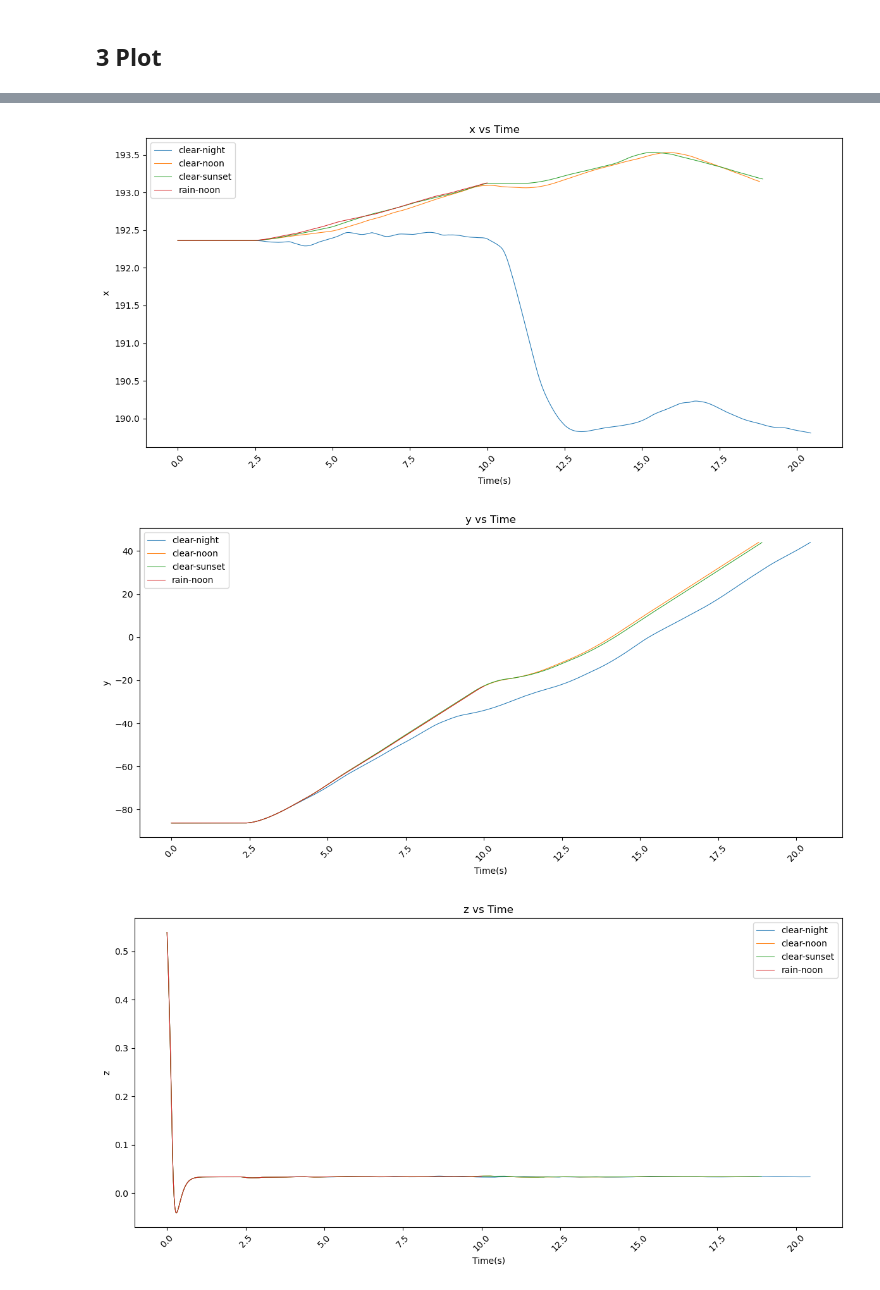
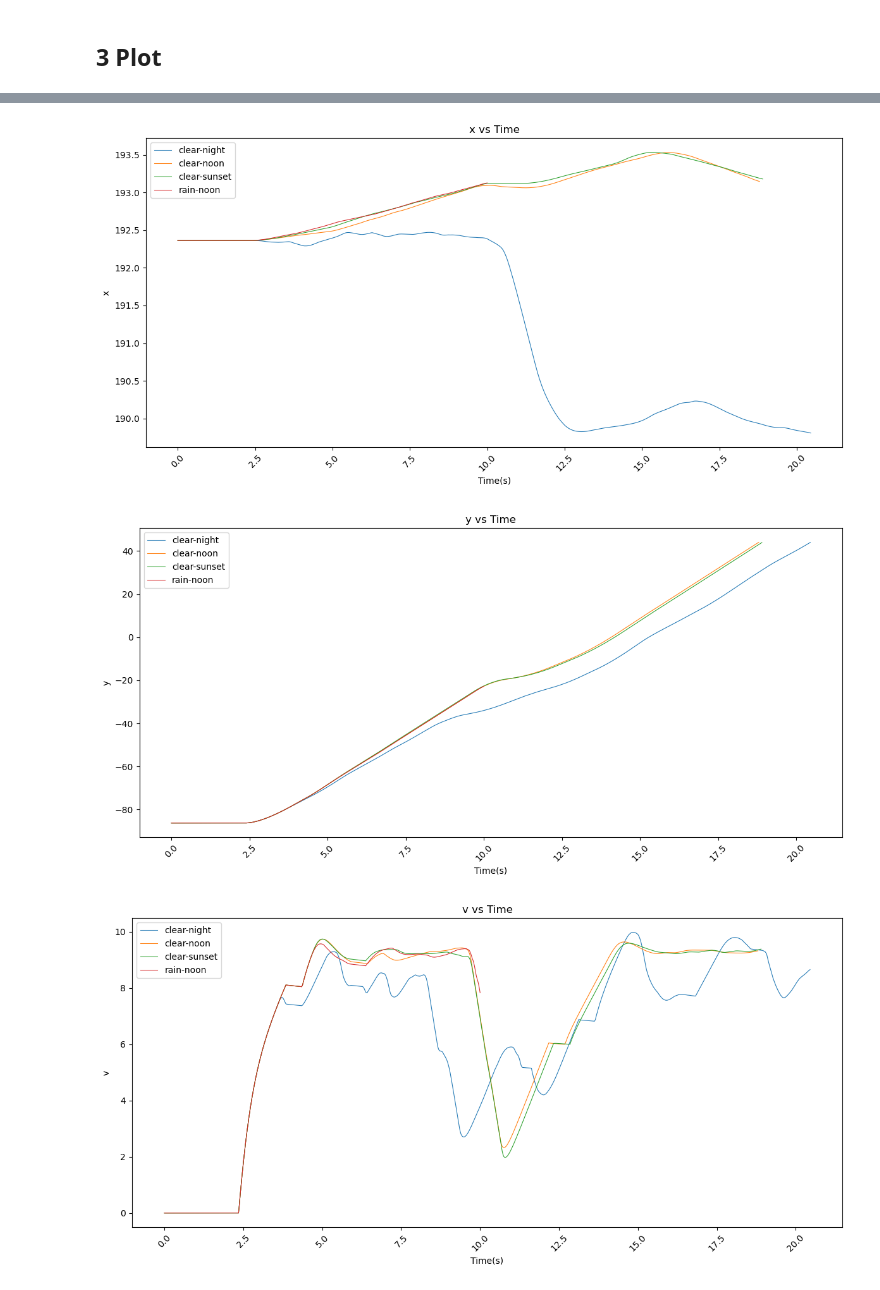
Before and after one commit to kvasu2/ece471mp1, a Jupyter notebook: project.ipynb, the cells around one changed output, grey strips where cells are left out. Drawn from its saved outputs; the diff is of its cells as text; code cells hidden in the pictures.

```diff
--- a/project.ipynb
+++ b/project.ipynb
@@ -110,28 +110,28 @@ In [0.62,0.342] the first number is the mean and the standard deviation
 # %%
 import matplotlib.pyplot as plt
 
-items_to_plot = [("ctl","throttle"), ("ctl","steer"), ("ctl","brake"),("cvip","cvip"), ("traj","x"), ("traj","y"), ("traj","z")]
+items_to_plot = [("ctl","throttle"), ("ctl","steer"), ("ctl","brake"),("cvip","cvip"), ("traj","x"), ("traj","y"), ("traj","v")]
 
 no_haze = ["clear-night", "clear-noon", "clear-sunset", "rain-noon"]
 
 for item in items_to_plot:
     plt.figure(figsize=(12, 6))
     for weather in no_haze:
         plt.plot((dataset[weather][item[0]]["ts"]-dataset[weather][item[0]]["ts"].iloc[0])/40
                  , dataset[weather][item[0]][item[1]], label=weather, linewidth=0.75)
 
     plt.title(item[1]+" vs Time")
     plt.xlabel("Time(s)")
     plt.ylabel(item[1])
     plt.xticks(rotation=45)
     plt.legend()
     plt.tight_layout()
     plt.show()
 # %% [output]
 [figure]
 [figure]
 [figure]
 [figure]
 [figure]
 [figure]
-[figure, old version]
+[figure, new version]
```
Also changed, not shown: parts of 1 cell of this notebook.
